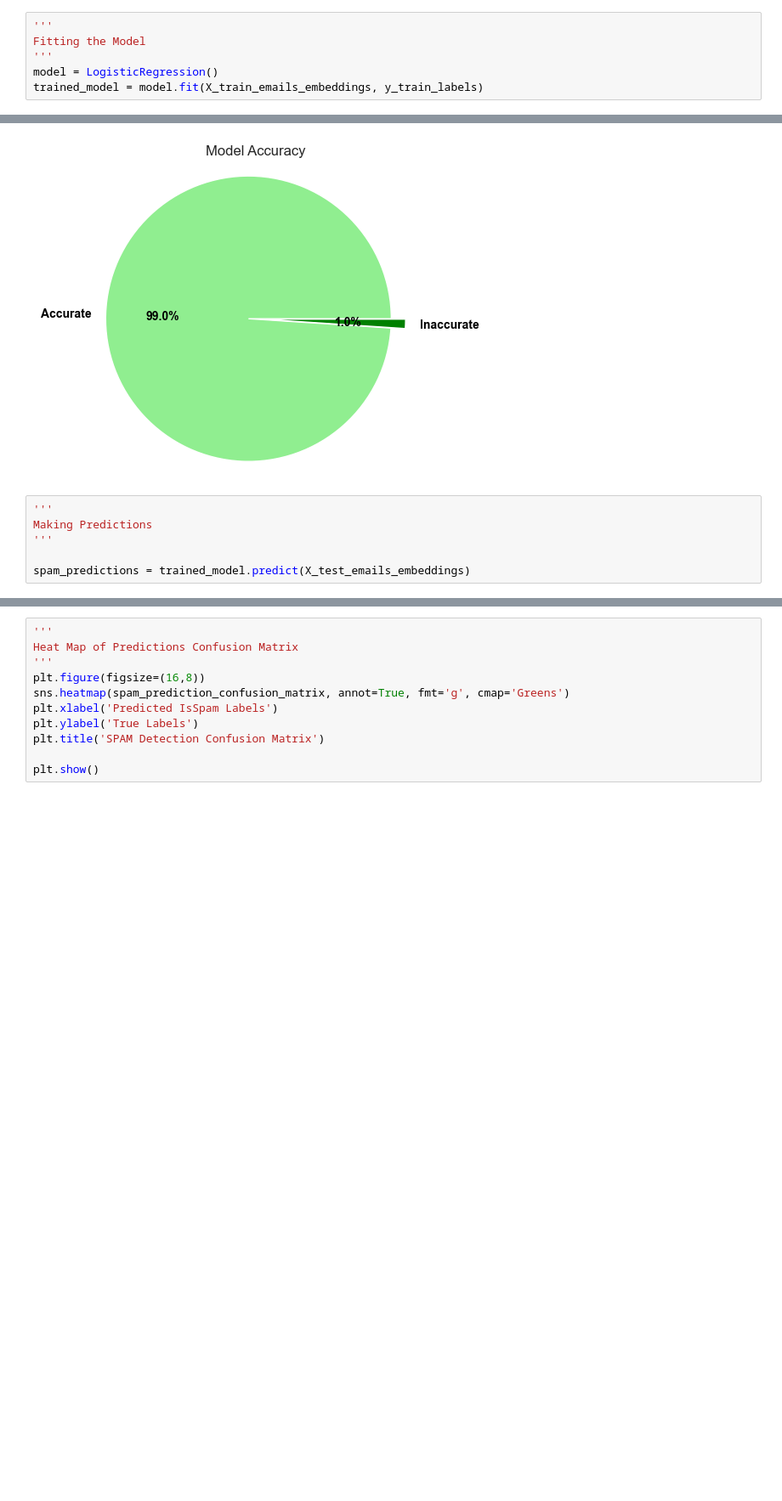
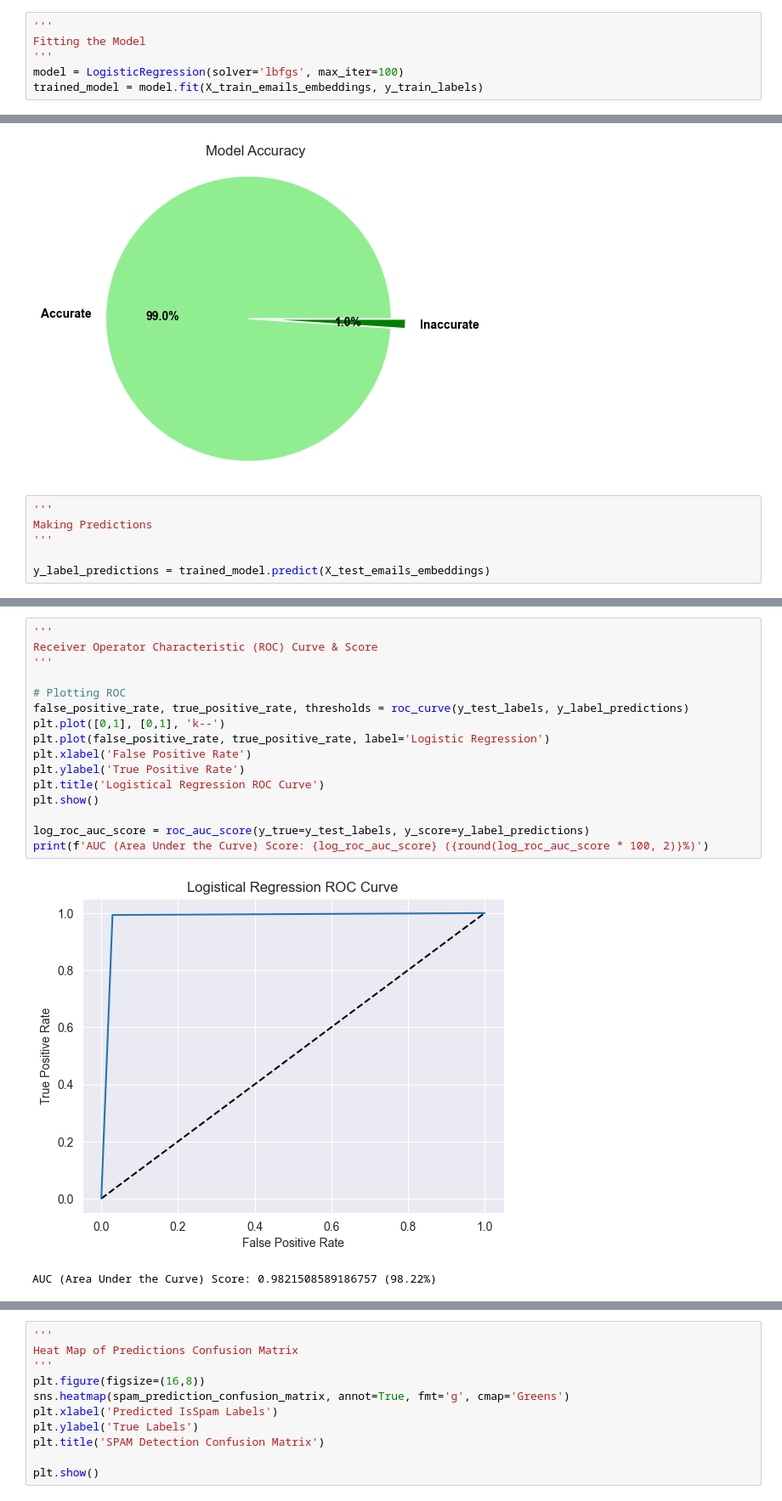
Before and after one commit to CubicleJockey/WGU.MSDA, a Jupyter notebook: Classes/D214 - Data Analytics Graduate Capstone/Performance Assessment(s)/Task 2/D214-nkm2-task2-data-analytics-report-and-executive-summary.ipynb, the cells around one changed output, grey strips where cells are left out. Shown at 85% size. Cells and saved outputs as stored; diff of their text form; blank space fills up the shorter version.

Commit message:
Checkpoint. Burnt out for the day. MemoryError issues when trying to do Logit model.

```diff
--- a/Classes/D214 - Data Analytics Graduate Capstone/Performance Assessment(s)/Task 2/D214-nkm2-task2-data-analytics-report-and-executive-summary.ipynb
+++ b/Classes/D214 - Data Analytics Graduate Capstone/Performance Assessment(s)/Task 2/D214-nkm2-task2-data-analytics-report-and-executive-summary.ipynb
@@ -450,7 +454,7 @@ def get_probabilities_by_threshold(probabilities: np.ndarray, threshold: float =
 '''
 Fitting the Model
 '''
-model = LogisticRegression()
+model = LogisticRegression(solver='lbfgs', max_iter=100)
 trained_model = model.fit(X_train_emails_embeddings, y_train_labels)
 # %%
 '''
@@ -472,7 +476,7 @@ binary_percentage_pie_chart(model_accuracy_percentages, model_accuracy_labels, '
 Making Predictions
 '''
 
-spam_predictions = trained_model.predict(X_test_emails_embeddings)
+y_label_predictions = trained_model.predict(X_test_emails_embeddings)
 # %%
 '''
 Predictions Accuracy
@@ -487,6 +491,25 @@ spam_predictions_accuracy_labels = ['Prediction Accuracy', 'Prediction Inaccurac
 binary_percentage_pie_chart(spam_prediction_accuracy_percentages, spam_predictions_accuracy_labels, 'Prediction Accuracy Results')
 # %% [output]
 [figure]
+# %%
+'''
+Receiver Operator Characteristic (ROC) Curve & Score
+'''
+
+# Plotting ROC
+false_positive_rate, true_positive_rate, thresholds = roc_curve(y_test_labels, y_label_predictions)
+plt.plot([0,1], [0,1], 'k--')
+plt.plot(false_positive_rate, true_positive_rate, label='Logistic Regression')
+plt.xlabel('False Positive Rate')
+plt.ylabel('True Positive Rate')
+plt.title('Logistical Regression ROC Curve')
+plt.show()
+
+log_roc_auc_score = roc_auc_score(y_true=y_test_labels, y_score=y_label_predictions)
+print(f'AUC (Area Under the Curve) Score: {log_roc_auc_score} ({round(log_roc_auc_score * 100, 2)}%)')
+# %% [output]
+[figure, added]
+AUC (Area Under the Curve) Score: 0.9821508589186757 (98.22%)
 # %%
 '''
 Predictions Classification Report
```
Also changed, not shown: parts of 6 cells of this notebook, 1 other file.
